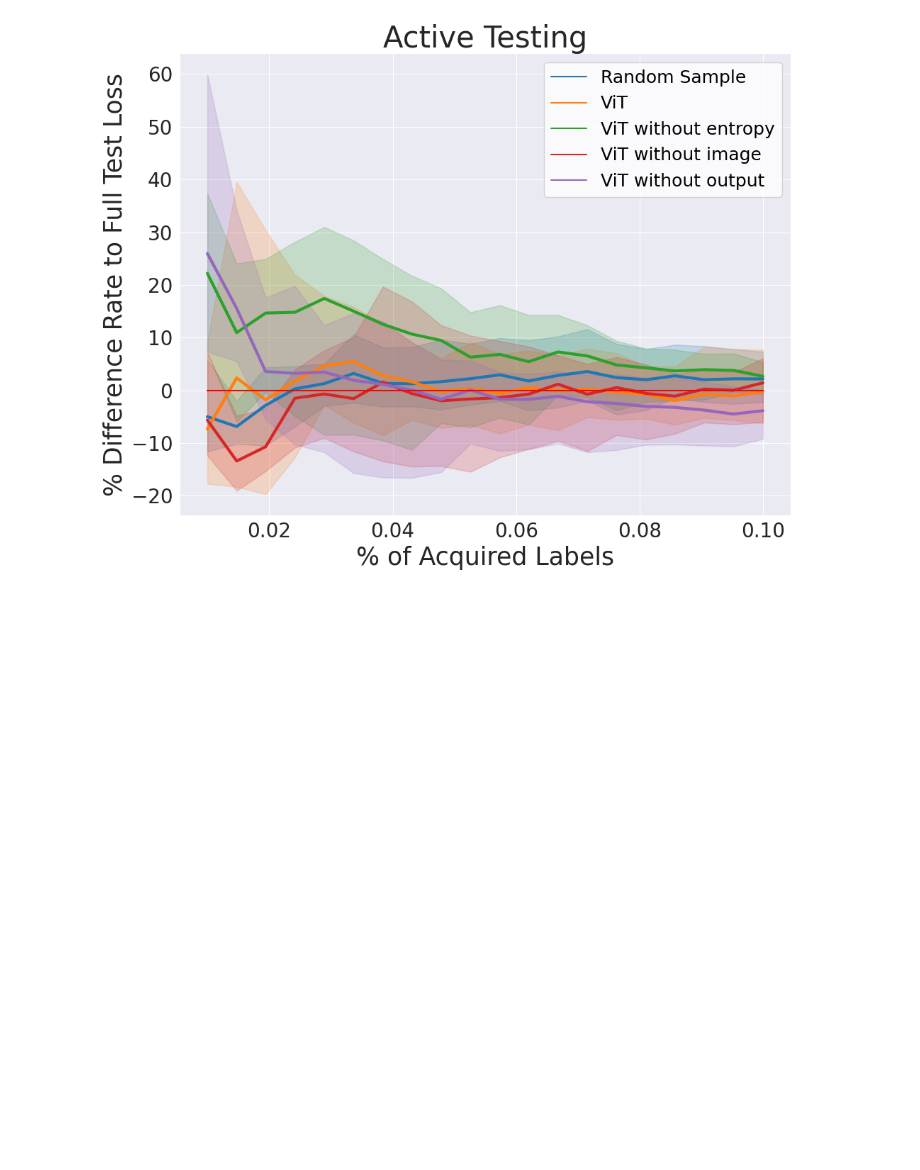
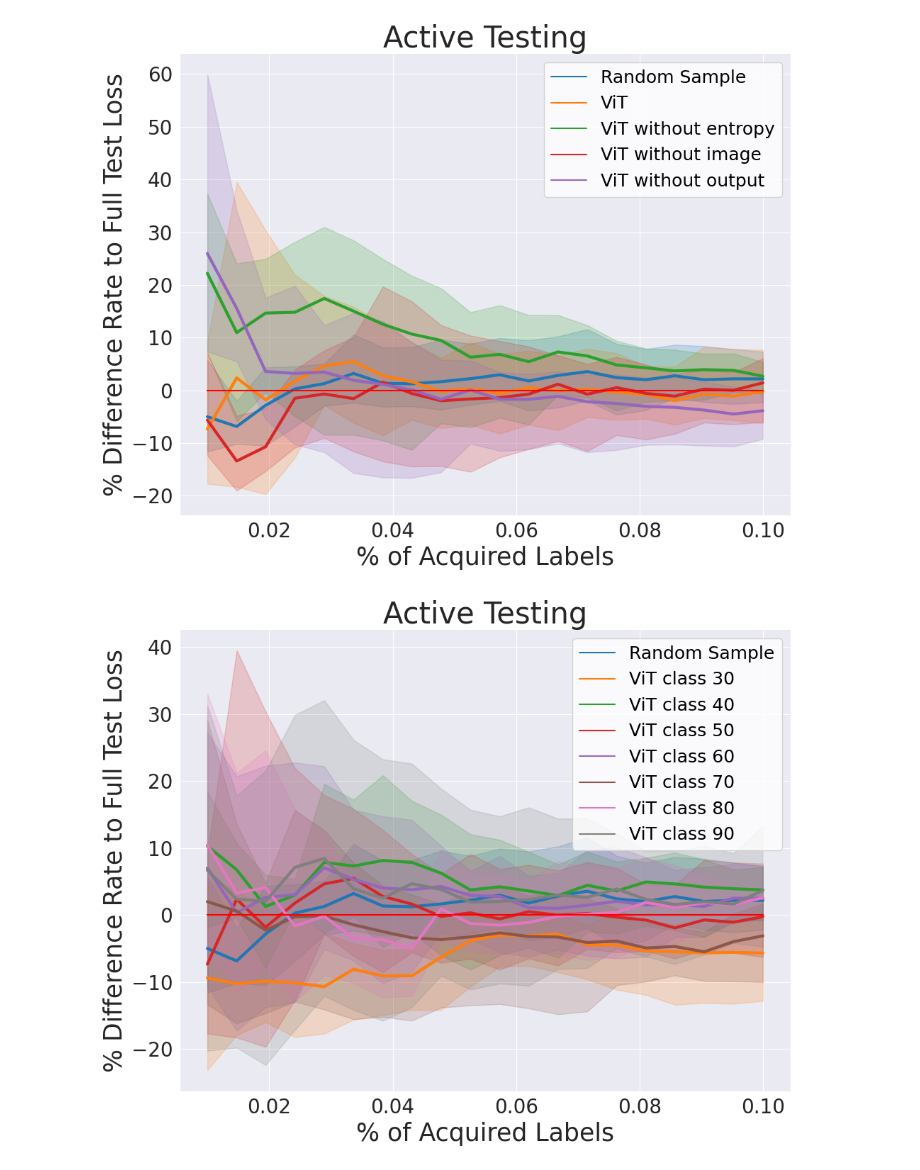
Before and after one commit to susanbao/pytorch-segmentation, a Jupyter notebook: active_testing_figure_simple.ipynb, the cells around one changed output. Saved outputs shown, nothing was run; the diff lists cells and outputs as text; code cells hidden in the pictures; blank space fills up the shorter version.

Commit message:
different number of class

```diff
--- a/active_testing_figure_simple.ipynb
+++ b/active_testing_figure_simple.ipynb
@@ -257,3 +272,25 @@ results =  results.append(add_entries(result_json_path + "ViT_without_output_run
 plot_all_diff_precentage_figure(results, test_whole_data, sample_size_threshold, "loss", x_label_name = "% of Acquired Labels")
 # %% [output]
 [figure]
+# %%
+# 16x16, different number of ordinal class
+method_dict = {"random sample": "Random Sample", "ViT region": "ViT class 50", "ViT class 30": "ViT class 30", "ViT class 40": "ViT class 40",
+              "ViT class 60": "ViT class 60", "ViT class 70": "ViT class 70", "ViT class 80": "ViT class 80", "ViT class 90": "ViT class 90"}
+model_dataset = "UNet_VOC"
+base_path = f"./pro_data/{model_dataset}/val/"
+sample_size_threshold = np_read(base_path + "region_16_16_true_losses.npy").shape[0]
+result_json_path = f"./results/{model_dataset}/region_16_16_active_testing/"
+true_loss_estimation_path = result_json_path + "None.json"
+test_whole_data = read_baseline_data(true_loss_estimation_path)
+results = add_entries(result_json_path + "random_sample_3_runs.json")
+
+results =  results.append(add_entries(result_json_path + "ViT_UNet_VOC_class_30_runs_10000.json"),ignore_index=True)
+results =  results.append(add_entries(result_json_path + "ViT_UNet_VOC_class_40_runs_10000.json"),ignore_index=True)
+results =  results.append(add_entries(result_json_path + "ViT_range_region_runs_10000.json"),ignore_index=True)
+results =  results.append(add_entries(result_json_path + "ViT_UNet_VOC_class_60_runs_10000.json"),ignore_index=True)
+results =  results.append(add_entries(result_json_path + "ViT_UNet_VOC_class_70_runs_10000.json"),ignore_index=True)
+results =  results.append(add_entries(result_json_path + "ViT_UNet_VOC_class_80_runs_10000.json"),ignore_index=True)
+results =  results.append(add_entries(result_json_path + "ViT_UNet_VOC_class_90_runs_10000.json"),ignore_index=True)
+plot_all_diff_precentage_figure(results, test_whole_data, sample_size_threshold, "loss", x_label_name = "% of Acquired Labels")
+# %% [output]
+[figure, added]
```
Also changed, not shown: parts of 6 cells of this notebook, 2 other files.
